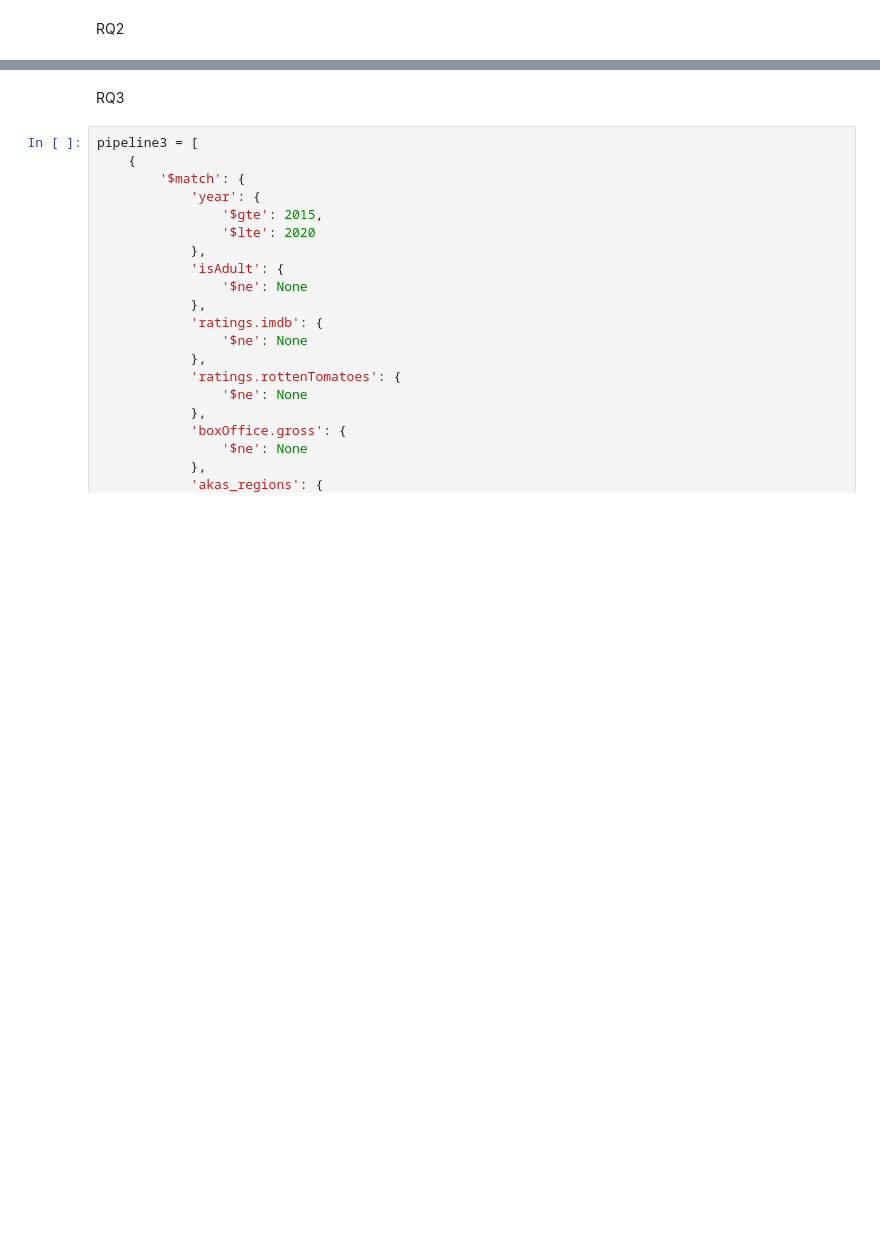
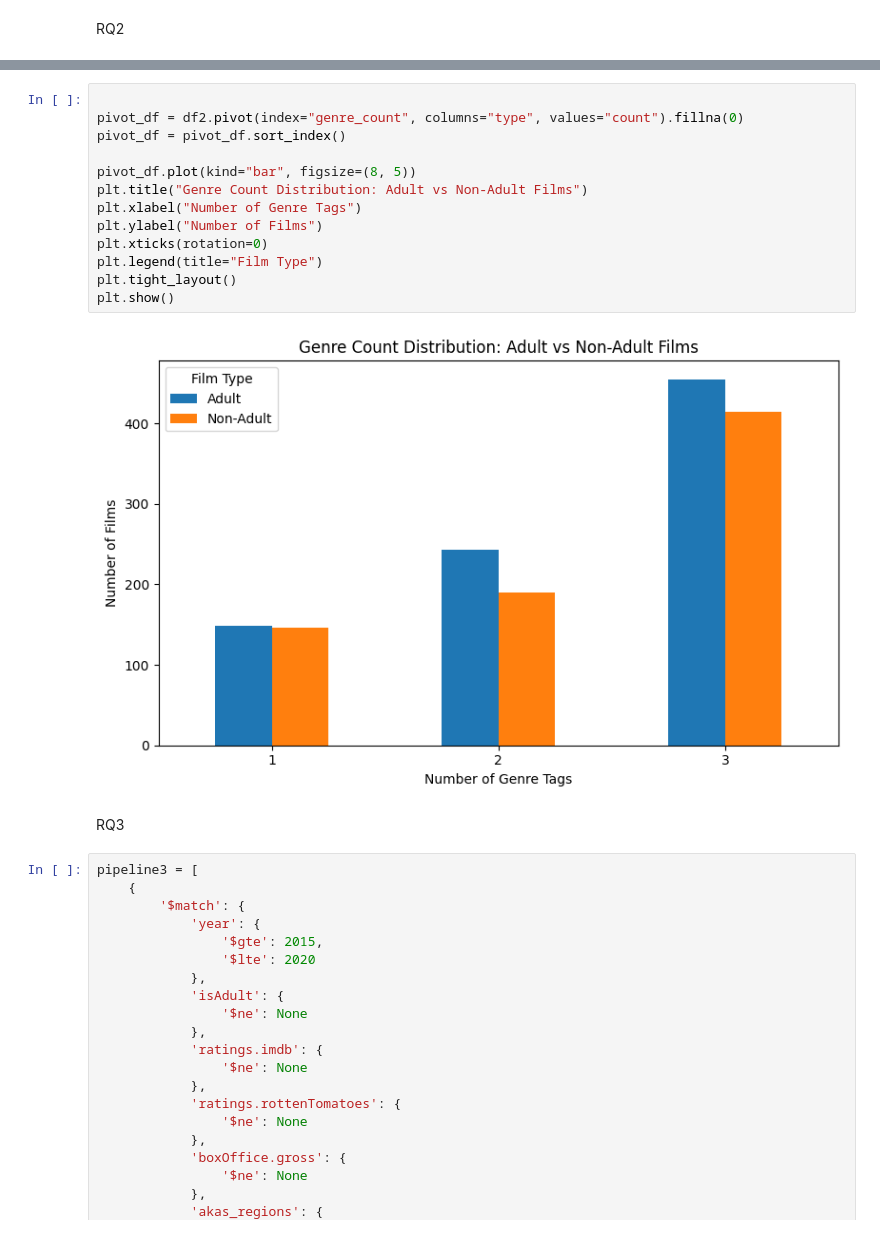
Before and after one commit to Tracywxr/cpsc368_2026_group5_project, a Jupyter notebook: Scripts/visualization_MongoDB.ipynb, the cells around one changed output, grey strips where cells are left out. Drawn from its saved outputs; the diff is of its cells as text; blank space fills up the shorter version.

```diff
--- a/Scripts/visualization_MongoDB.ipynb
+++ b/Scripts/visualization_MongoDB.ipynb
@@ -357,3 +421,18 @@ df2.head()
+# %%
+
+pivot_df = df2.pivot(index="genre_count", columns="type", values="count").fillna(0)
+pivot_df = pivot_df.sort_index()
+
+pivot_df.plot(kind="bar", figsize=(8, 5))
+plt.title("Genre Count Distribution: Adult vs Non-Adult Films")
+plt.xlabel("Number of Genre Tags")
+plt.ylabel("Number of Films")
+plt.xticks(rotation=0)
+plt.legend(title="Film Type")
+plt.tight_layout()
+plt.show()
+# %% [output]
+[figure, added]
 # %% [markdown]
 RQ3
 # %%
```
Also changed, not shown: parts of 6 cells of this notebook.
